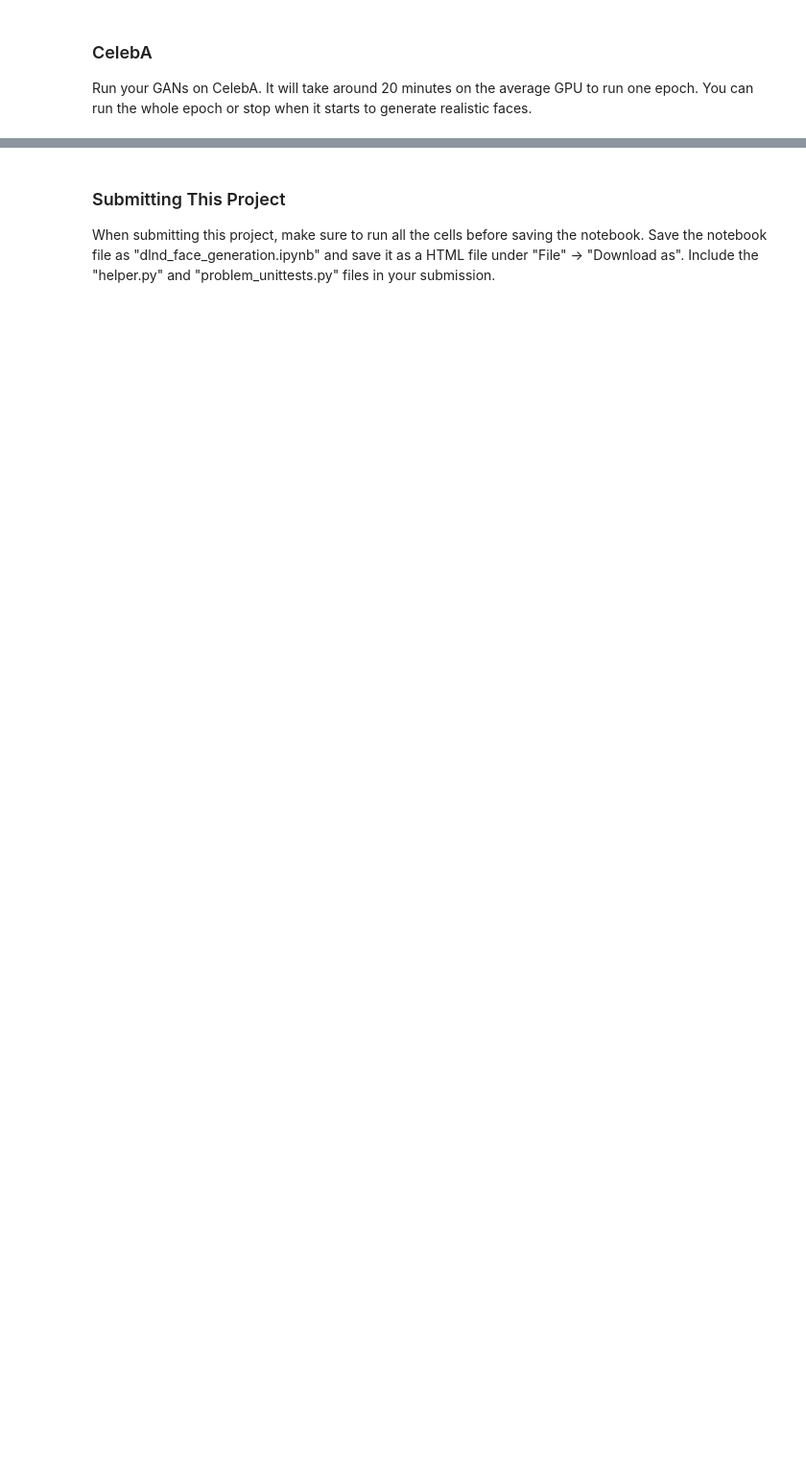
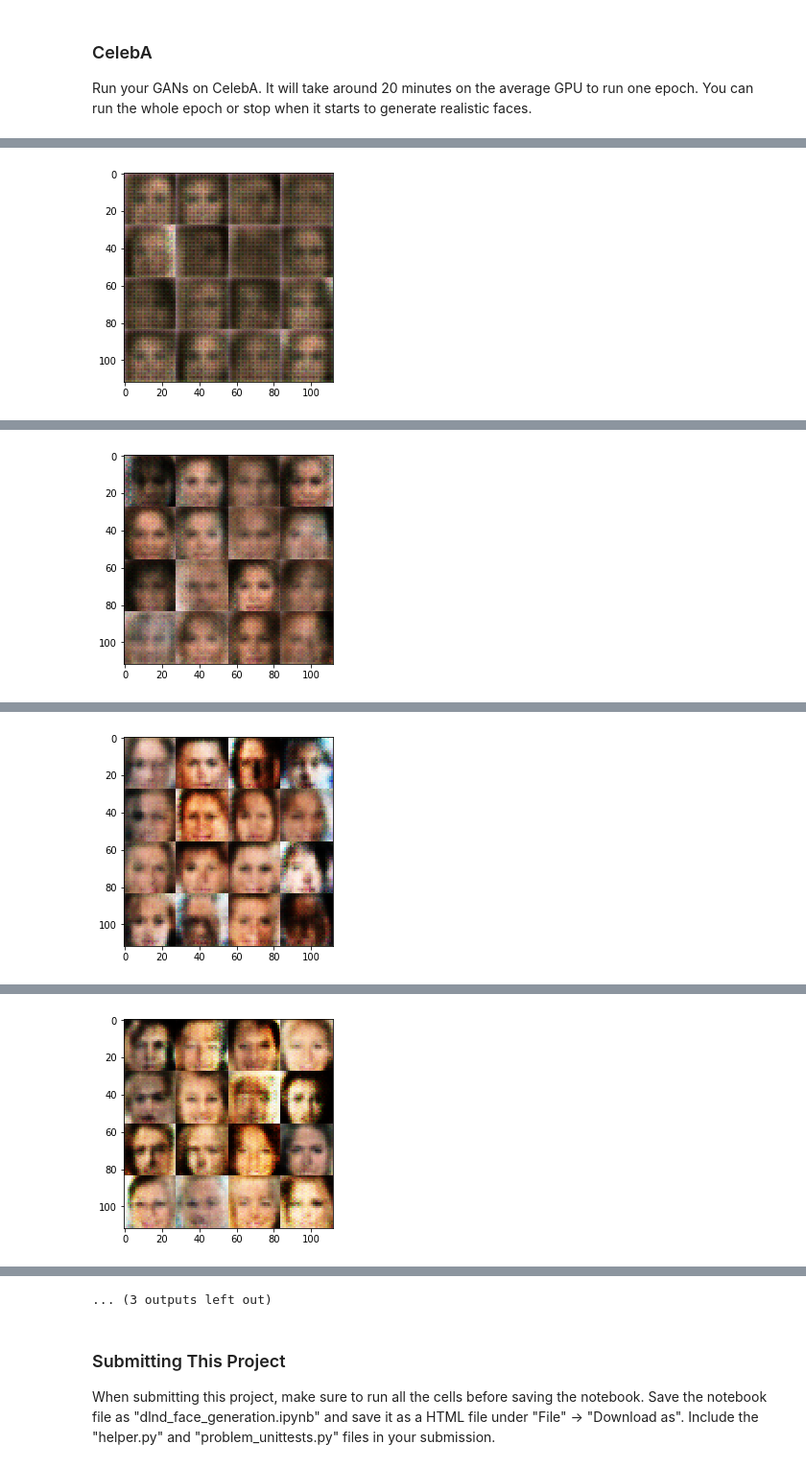
Before and after one commit to marcouberti/udacity-dlnd-project5, a Jupyter notebook: dlnd_face_generation.ipynb, the cells around one changed output, grey strips where cells are left out. Shown at 96% size. Drawn from its saved outputs; the diff is of its cells as text; code cells hidden in the pictures; blank space fills up the shorter version.

```diff
--- a/dlnd_face_generation.ipynb
+++ b/dlnd_face_generation.ipynb
@@ -278,8 +279,9 @@ def model_opt(d_loss, g_loss, learning_rate, beta1):
     g_vars = [var for var in t_vars if var.name.startswith('generator')]
 
     # Optimize
-    d_train_opt = tf.train.AdamOptimizer(learning_rate, beta1=beta1).minimize(d_loss, var_list=d_vars)
-    g_train_opt = tf.train.AdamOptimizer(learning_rate, beta1=beta1).minimize(g_loss, var_list=g_vars)
+    with tf.control_dependencies(tf.get_collection(tf.GraphKeys.UPDATE_OPS)):
+        d_train_opt = tf.train.AdamOptimizer(learning_rate, beta1=beta1).minimize(d_loss, var_list=d_vars)
+        g_train_opt = tf.train.AdamOptimizer(learning_rate, beta1=beta1).minimize(g_loss, var_list=g_vars)
 
     return d_train_opt, g_train_opt
 
@@ -360,13 +362,13 @@ def train(epoch_count, batch_size, z_dim, learning_rate, beta1, get_batches, dat
         for epoch_i in range(epoch_count):
             for batch_images in get_batches(batch_size):
                 steps += 1
-
+                batch_images *= 2 # from [-0.5, 0.5] to [-1, 1]
                 # Sample random noise for G
                 batch_z = np.random.uniform(-1, 1, size=(batch_size, z_dim))
 
                 # Run optimizers
                 _ = sess.run(d_opt, feed_dict={input_real: batch_images, input_z: batch_z, learn:learning_rate})
-                _ = sess.run(g_opt, feed_dict={input_z: batch_z, learn:learning_rate})
+                _ = sess.run(g_opt, feed_dict={input_real: batch_images, input_z: batch_z, learn:learning_rate})
 
                 if steps % print_every == 0:
                     # At the end of each epoch, get the losses and print them out
@@ -384,7 +386,7 @@ def train(epoch_count, batch_size, z_dim, learning_rate, beta1, get_batches, dat
                     show_generator_output(sess, 16, input_z, channels, data_image_mode)
 
 
-        saver.save(sess, './checkpoints/generator.ckpt')
+        saver.save(sess, './generator.ckpt')
 
     return losses
 # %% [markdown]
@@ -412,10 +463,10 @@ Epoch 1/2... Discriminator Loss: 0.0677... Generator Loss: 5.8667
 ### CelebA
 Run your GANs on CelebA.  It will take around 20 minutes on the average GPU to run one epoch.  You can run the whole epoch or stop when it starts to generate realistic faces.
 # %%
-batch_size = None
-z_dim = None
-learning_rate = None
-beta1 = None
+batch_size = 256
+z_dim = 100
+learning_rate = 0.0003
+beta1 = 0.5
 
 
 """
@@ -427,3 +478,4 @@ celeba_dataset = helper.Dataset('celeba', glob(os.path.join(data_dir, 'img_align
 with tf.Graph().as_default():
     train(epochs, batch_size, z_dim, learning_rate, beta1, celeba_dataset.get_batches,
           celeba_dataset.shape, celeba_dataset.image_mode)
+# %% [output]
@@ -429,0 +492 @@ with tf.Graph().as_default():
+[figure, added]
@@ -429,0 +503 @@ with tf.Graph().as_default():
+[figure, added]
@@ -429,0 +514 @@ with tf.Graph().as_default():
+[figure, added]
@@ -429,0 +525 @@ with tf.Graph().as_default():
+[figure, added]
@@ -430,3 +548,4 @@ with tf.Graph().as_default():
+... (3 outputs left out)
 # %% [markdown]
 ### Submitting This Project
 When submitting this project, make sure to run all the cells before saving the notebook. Save the notebook file as "dlnd_face_generation.ipynb" and save it as a HTML file under "File" -> "Download as". Include the "helper.py" and "problem_unittests.py" files in your submission.
```
Also changed, not shown: parts of 6 cells of this notebook, 1 other file.
